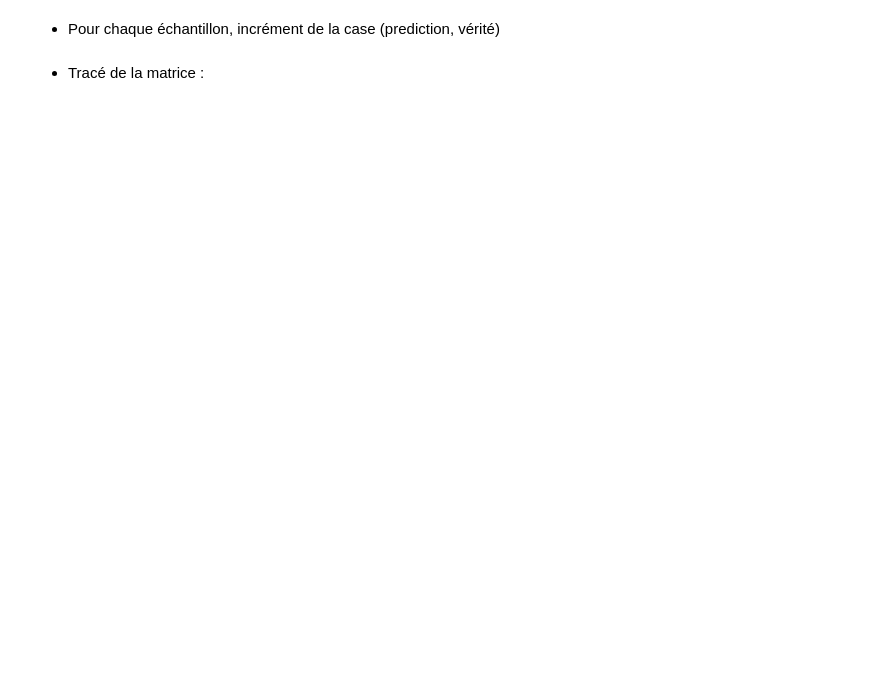
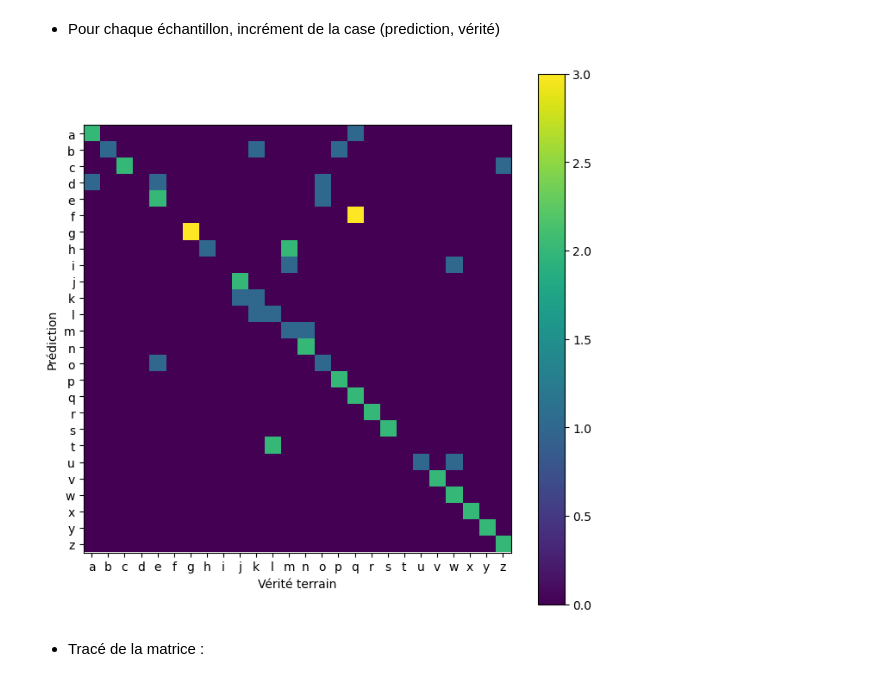
Before and after one commit to dataymeric/DAC, a Jupyter notebook: tme6/tme6.ipynb, the cells around one changed output. Drawn from its saved outputs; the diff is of its cells as text; code cells hidden in the pictures; blank space fills up the shorter version.

```diff
--- a/tme6/tme6.ipynb
+++ b/tme6/tme6.ipynb
@@ -284,0 +627,15 @@ conf = np.zeros((26,26))
+# %%
+for counter, value in enumerate(pred_test):
+    conf[ int( inum_test[counter] ), int(value) ] += 1
+
+plt.figure(figsize=(8,8))
+plt.imshow(conf, interpolation = 'nearest')
+plt.colorbar()
+plt.xticks(np.arange(26), np.unique(Y))
+plt.yticks(np.arange(26), np.unique(Y))
+plt.xlabel(u'Vérité terrain')
+plt.ylabel(u'Prédiction')
+# plt.savefig("mat_conf_lettres.png")
+plt.show()
+# %% [output]
+[figure, added]
```
Also changed, not shown: parts of 51 cells of this notebook, 1 other file.
